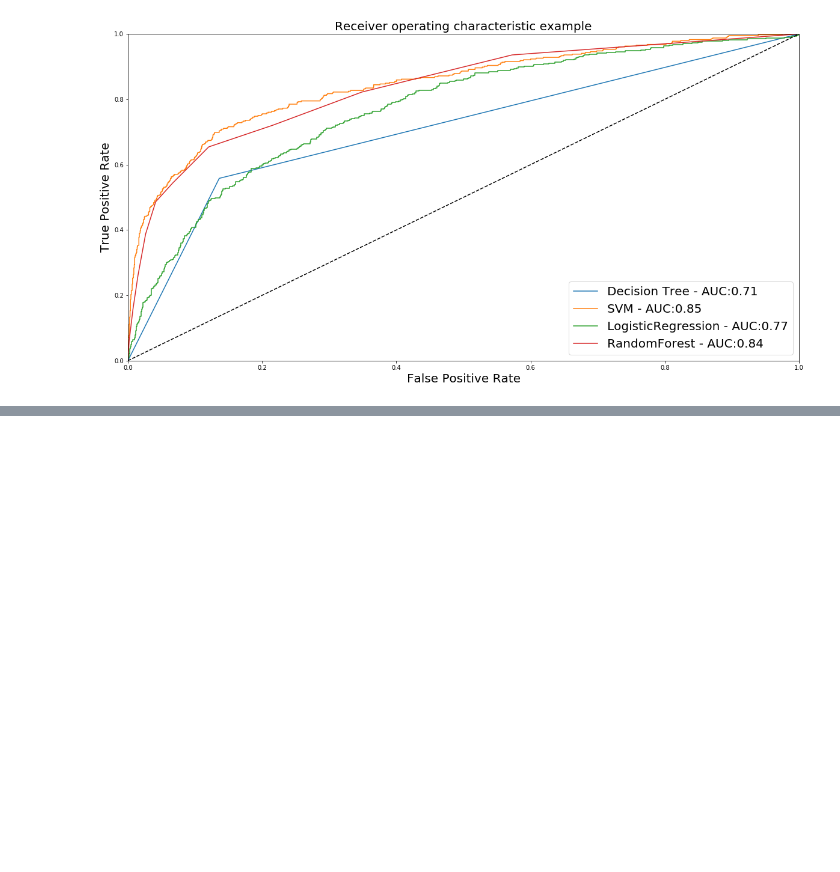
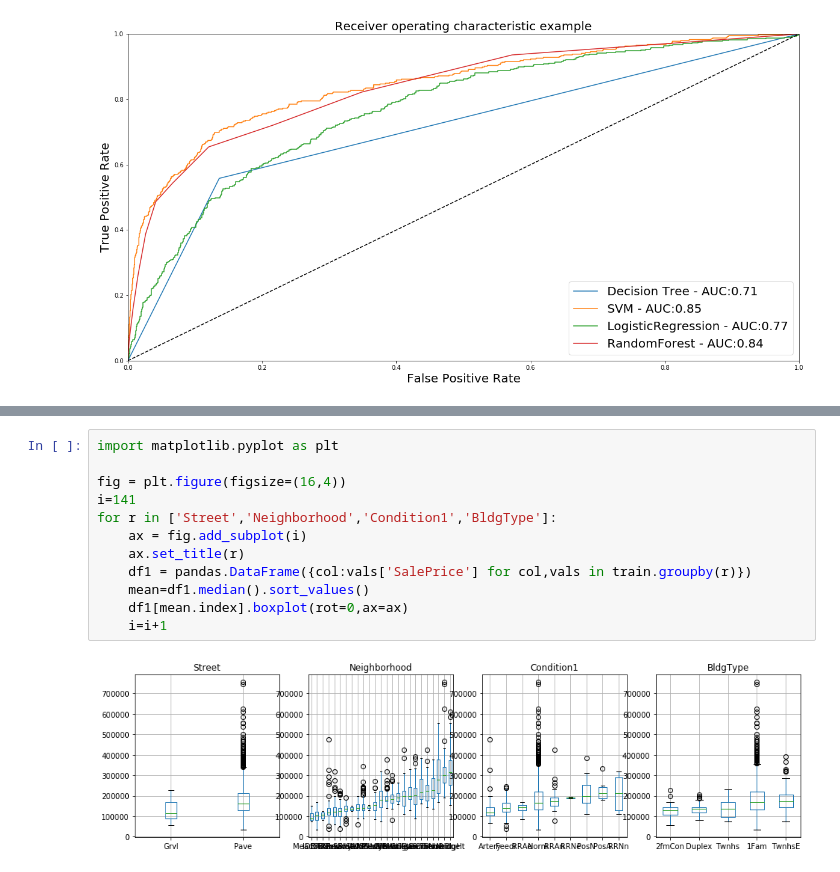
Before and after one commit to ywchiu/cathaybkpython, a Jupyter notebook: Demo20181218.ipynb, the cells around one changed output, grey strips where cells are left out. Drawn from its saved outputs; the diff is of its cells as text; blank space fills up the shorter version.

Commit message:
missing value

```diff
--- a/Demo20181218.ipynb
+++ b/Demo20181218.ipynb
@@ -898,0 +985,14 @@ plt.show()
+# %%
+import matplotlib.pyplot as plt
+
+fig = plt.figure(figsize=(16,4))
+i=141
+for r in ['Street','Neighborhood','Condition1','BldgType']:
+    ax = fig.add_subplot(i)
+    ax.set_title(r)
+    df1 = pandas.DataFrame({col:vals['SalePrice'] for col,vals in train.groupby(r)})
+    mean=df1.median().sort_values()
+    df1[mean.index].boxplot(rot=0,ax=ax)
+    i=i+1
+# %% [output]
+[figure, added]
```
Also changed, not shown: parts of 36 cells of this notebook.
